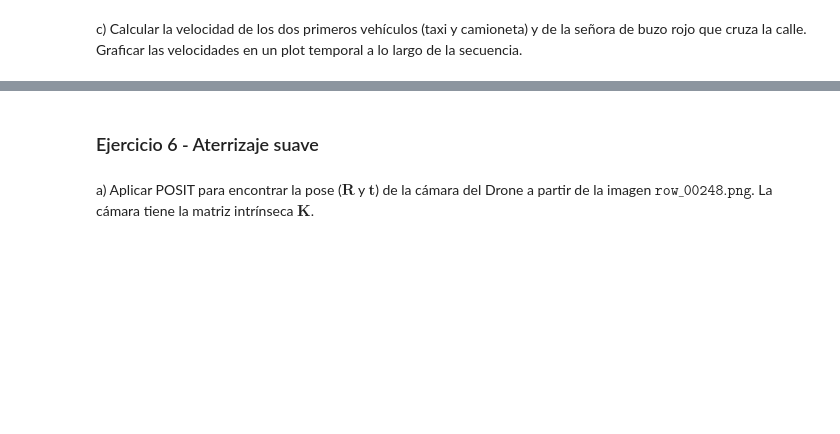
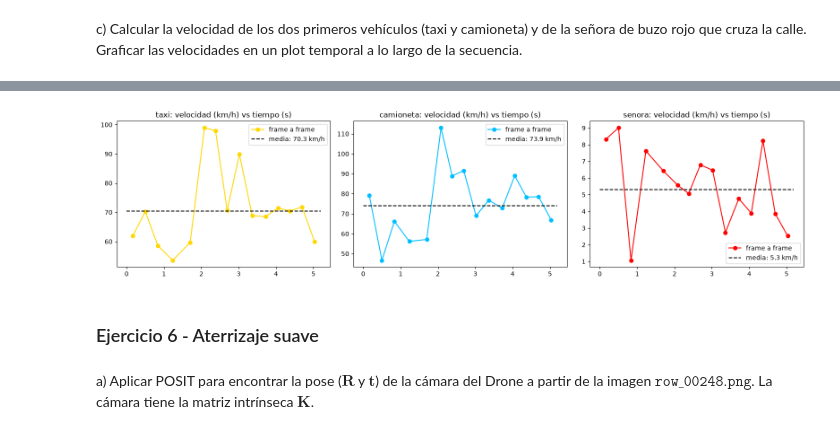
Before and after one commit to isluly/TP-ALC, a Jupyter notebook: grupo_XX_TP.ipynb, the cells around one changed output, grey strips where cells are left out. Cells and saved outputs as stored; diff of their text form; code cells hidden in the pictures; blank space fills up the shorter version.

```diff
--- a/grupo_XX_TP.ipynb
+++ b/grupo_XX_TP.ipynb
@@ -655,3 +905,17 @@ c) Calcular la velocidad de los dos primeros vehículos (taxi y camioneta) y de
+# %%
+# Ejercicio 5c - Velocidad en función del tiempo
+fig, axs = plt.subplots(1, 3, figsize=(16, 4))
+for i, agente in enumerate(agentes):
+    r = resultados[agente]
+    axs[i].plot(r["tm"], r["v"] * 3.6, "o-", color=colores[agente], label="frame a frame")
+    axs[i].plot([r["t"][0], r["t"][-1]], [r["vMedia"] * 3.6] * 2, "k--",
+                label="media: %.1f km/h" % (r["vMedia"] * 3.6))
+    axs[i].set_title(agente + ": velocidad (km/h) vs tiempo (s)")
+    axs[i].legend()
+plt.tight_layout()
+plt.show()
+# %% [output]
+[figure, added]
 # %% [markdown]
 ### Ejercicio 6 - Aterrizaje suave
 # %% [markdown]
```
Also changed, not shown: parts of 10 cells of this notebook, 5 other files.
